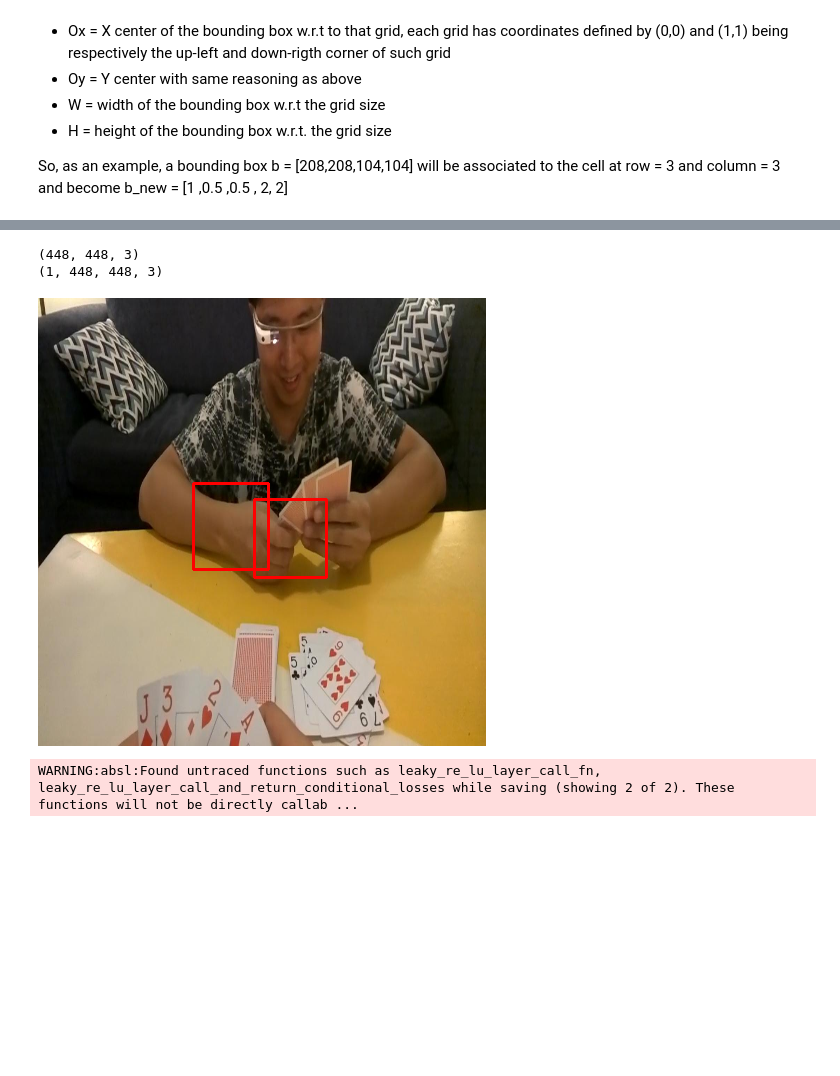
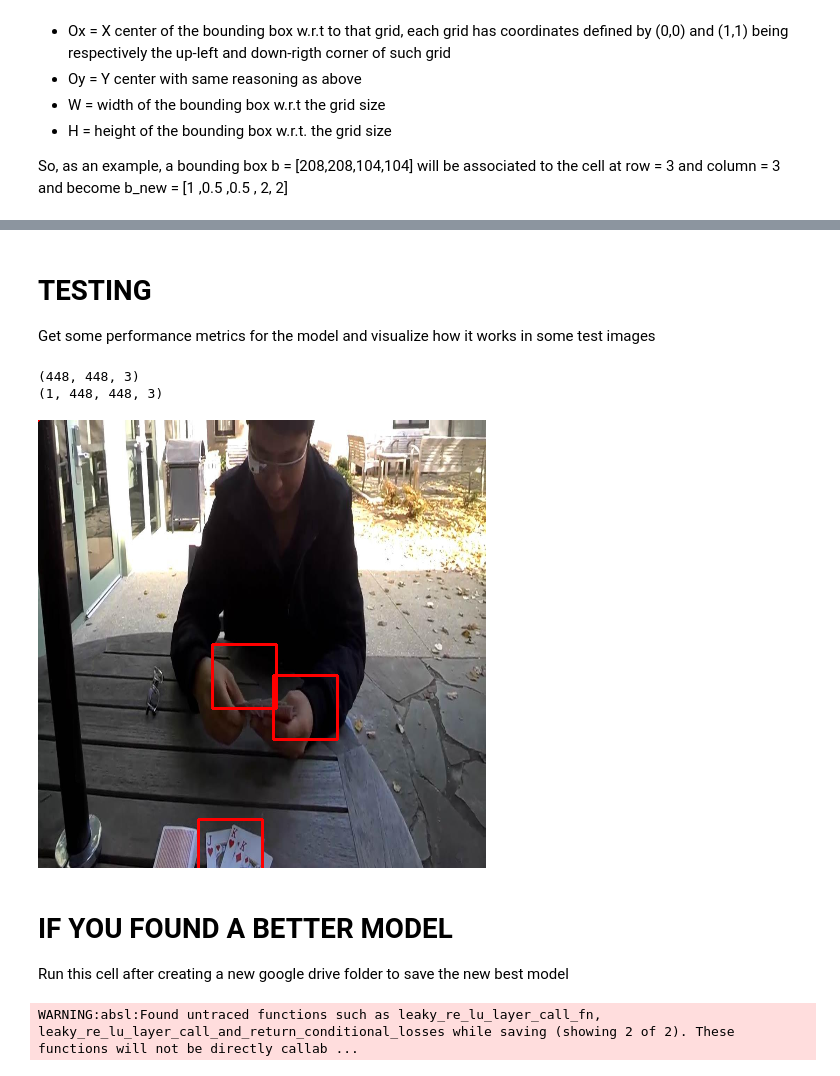
Before and after one commit to pastifra/Human-Hands, a Jupyter notebook: Yolo_training.ipynb, the cells around one changed output, grey strips where cells are left out. Cells and saved outputs as stored; diff of their text form; code cells hidden in the pictures; blank space fills up the shorter version.

Commit message:
Creato con Colaboratory

```diff
--- a/Yolo_training.ipynb
+++ b/Yolo_training.ipynb
@@ -73,5 +76,6 @@ Additionally it performs some modifications to the bounding boxes, transforming
 # %%
-scale = 500/len(img_paths)
+n_imgs_toload = 500 # Not loading all the unzipped images otherwise memory problem with colab
+scale = n_imgs_toload/len(img_paths)
 scaled_bboxes = []*int(len(bboxes_paths)*scale)
 scaled_images = []*int(len(img_paths)*scale)
 for i in range(0,int(len(img_paths)*scale)):
@@ -277,9 +404,10 @@ compile this cells
 # %%
 tf.keras.backend.clear_session()
-from keras.regularizers import l2
+
 
 yolo = Sequential()
 lrelu = LeakyReLU(alpha=0.1)
+
 yolo.add(tf.keras.layers.Conv2D(32, (7, 7), padding="same", activation = lrelu, strides = (1,1), input_shape=(448,448,3), kernel_regularizer=l2(5e-4)))
 yolo.add(tf.keras.layers.MaxPooling2D(pool_size=(2, 2),strides = (2,2), padding = 'same'))
 
@@ -289,7 +417,7 @@ yolo.add(tf.keras.layers.MaxPooling2D(pool_size=(2, 2),strides = (2,2), padding
 yolo.add(tf.keras.layers.Conv2D(64, (1, 1), padding="same", strides = (2,2), activation = lrelu, kernel_regularizer=l2(5e-4)))
 yolo.add(tf.keras.layers.MaxPooling2D(pool_size=(2, 2),strides = (2,2), padding = 'same'))
 
-yolo.add(tf.keras.layers.Flatten())
+yolo.add(tf.keras.layers.Reshape((12544,), input_shape=(14,14,64)))
 
 yolo.add(Dense(245))
 
@@ -362,5 +431,5 @@ custom_loss(x,y)
 # %%
 yolo.compile(loss=custom_loss, optimizer='adam', metrics = ['accuracy'])
 # %%
-yolo.fit(X_train, Y_train, batch_size=25, epochs=25, verbose=1)
+history = yolo.fit(X_train, Y_train, batch_size=25, epochs=50, verbose=1)
 # %% [output]
@@ -385,11 +470,15 @@ Epoch 25/25
+# %% [markdown]
+# TESTING
+Get some performance metrics for the model and visualize how it works in some test images
 # %%
+#Function to transform the output of the network in the correct format
 def decode_net_out(out):
   #out has shape 7x7x5
   #For each cell get the bounding boxes
   bboxes = []
   for i in range(0,7):
     for j in range(0,7):
-      if out[i][j][0] > 0.6:
+      if out[i][j][0] > 0.5:
         bbox = np.zeros((4))
         ox_cell = out[i][j][1]
         oy_cell = out[i][j][2]
@@ -406,30 +495,32 @@ def decode_net_out(out):
           bboxes.append(bbox)
   return bboxes
 # %%
-number = 487
+#Change the number to visualize results on new images
+number = 4
 
-
-image = cv2.imread(img_paths[number])
+image = cv2.imread(img_paths[450 + number])
 image = cv2.resize(image,(448,448))
 
 in_net = load_img(img_paths[number], target_size=(448, 448))
-in_net = X_test[number - 450]
-print(in_net.shape)
-in_net = np.expand_dims(in_net, axis=0)
-print(in_net.shape)
+in_net = X_test[number]
+in_net = np.expand_dims(in_net, axis=0) #Expand dimension because the network work with batches as input
+
 out_net = yolo.predict(in_net)
 out_bboxes = decode_net_out(out_net[0])
 
 # Drawing the regions in the Image
 for (x, y, w, h) in out_bboxes:
   cv2.rectangle(image, (x, y),
                     (x + w, y + h),
                     (0, 0, 255), 2)
 cv2_imshow(image)
 # %% [output]
 (448, 448, 3)
 (1, 448, 448, 3)
-[figure, old version]
+[figure, new version]
+# %% [markdown]
+# IF YOU FOUND A BETTER MODEL
+Run this cell after creating a new google drive folder to save the new best model
 # %%
 yolo.save('/content/drive/MyDrive/YOLO1')
 # %% [output]
```
Also changed, not shown: parts of 34 cells of this notebook.
